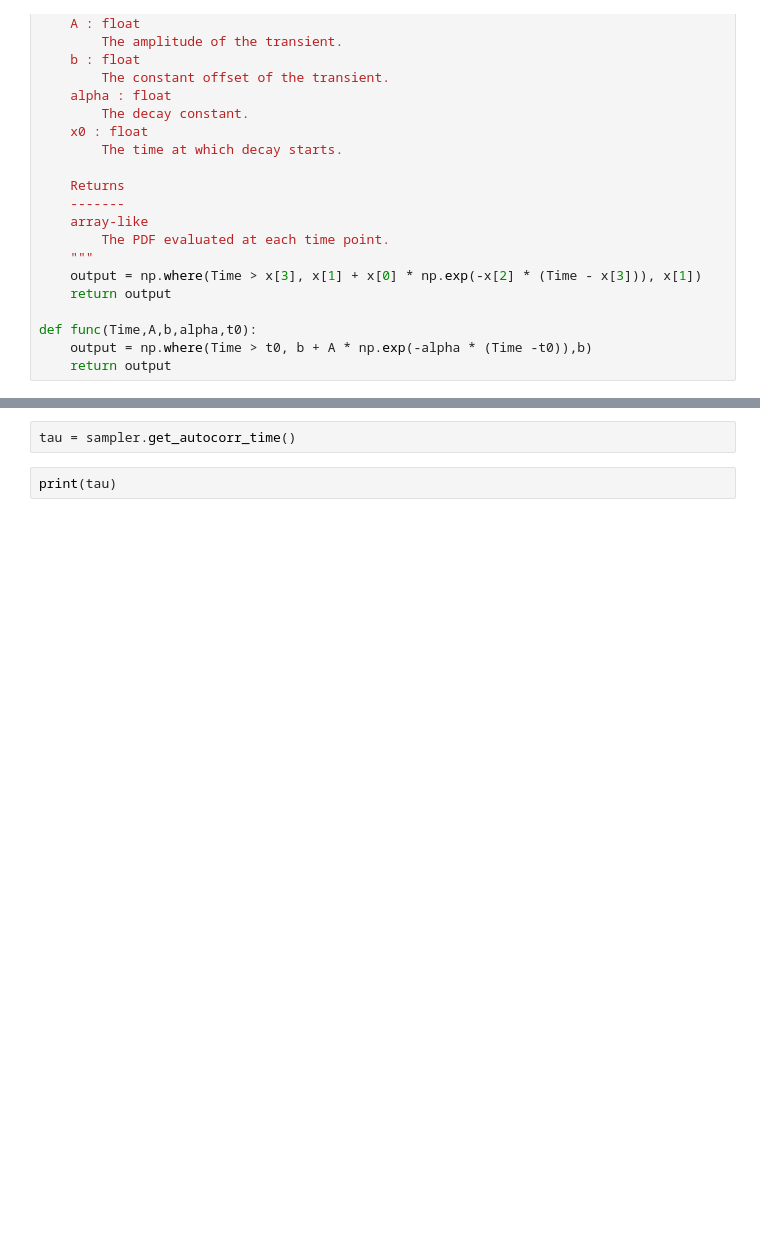
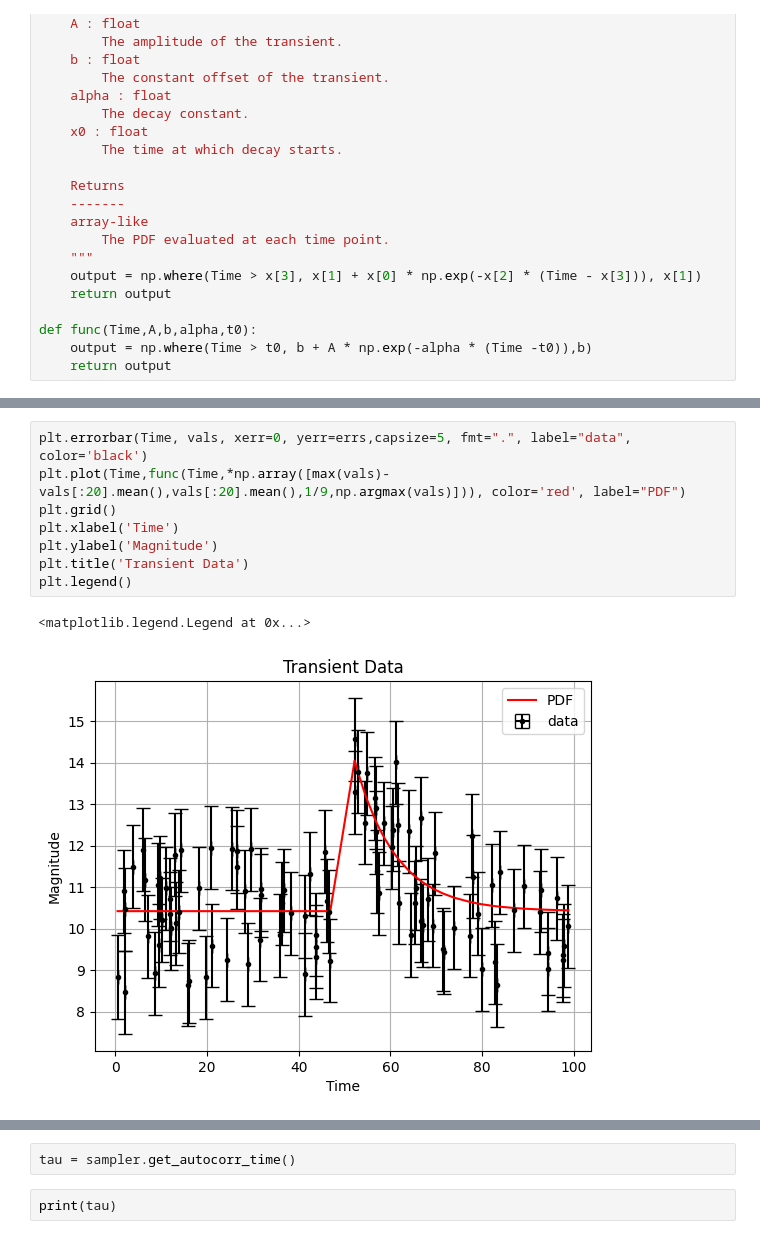
Before and after one commit to Richardforphys/AstroStatistics, a Jupyter notebook: AML/Notebooks/AstroStatistics/Transient.ipynb, the cells around one changed output, grey strips where cells are left out. Drawn from its saved outputs; the diff is of its cells as text; blank space fills up the shorter version.

Commit message:
TRansient data analysis done

```diff
--- a/AML/Notebooks/AstroStatistics/Transient.ipynb
+++ b/AML/Notebooks/AstroStatistics/Transient.ipynb
@@ -54 +60,12 @@ plt.legend()
+# %%
+plt.errorbar(Time, vals, xerr=0, yerr=errs,capsize=5, fmt=".", label="data", color='black')
+plt.plot(Time,func(Time,*np.array([max(vals)-vals[:20].mean(),vals[:20].mean(),1/9,np.argmax(vals)])), color='red', label="PDF")
+plt.grid()
+plt.xlabel('Time')
+plt.ylabel('Magnitude')
+plt.title('Transient Data')
+plt.legend()
+# %% [output]
+<matplotlib.legend.Legend at 0x...>
+[figure, added]
 # %%
```
Also changed, not shown: parts of 21 cells of this notebook.
